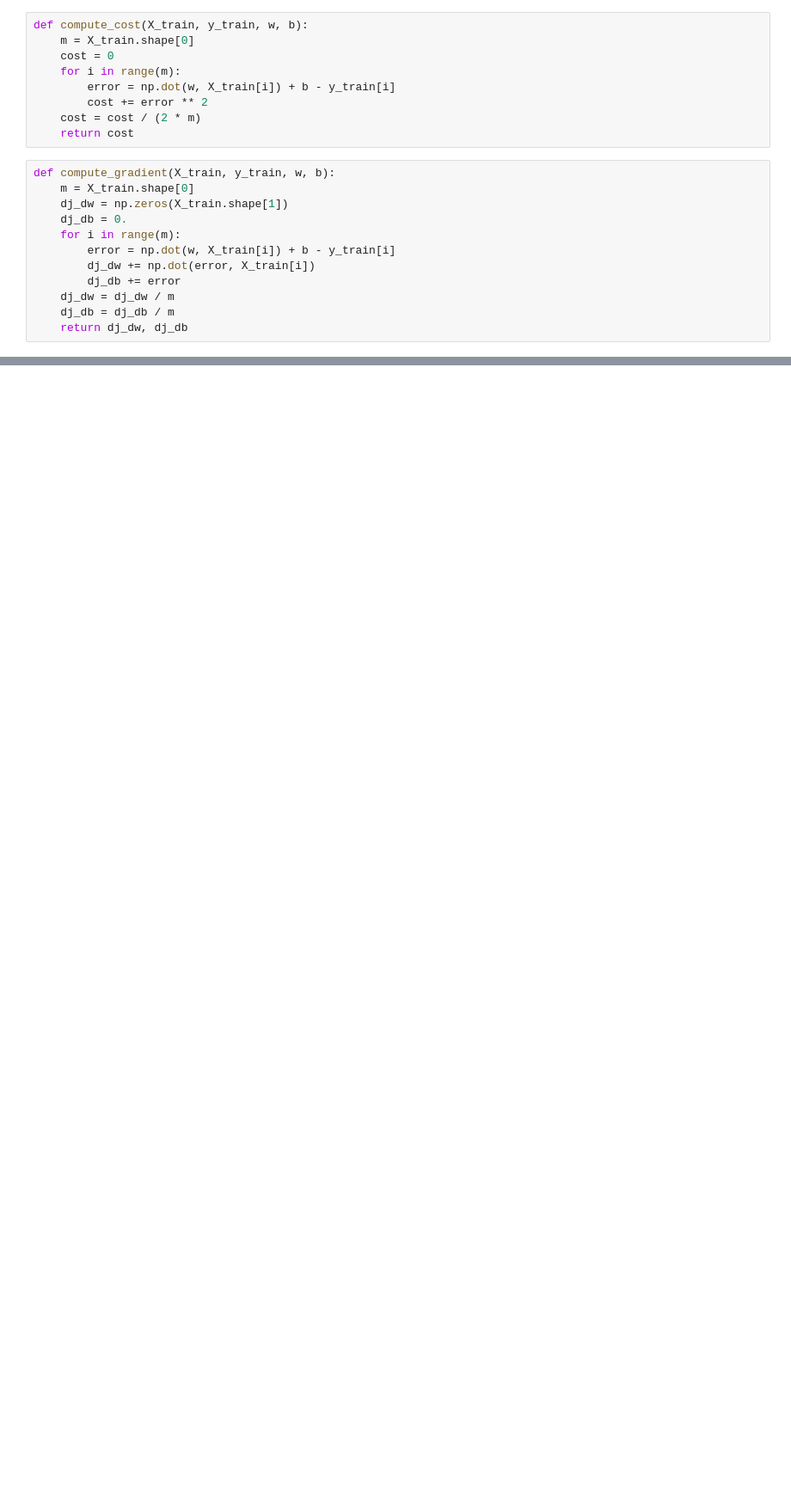
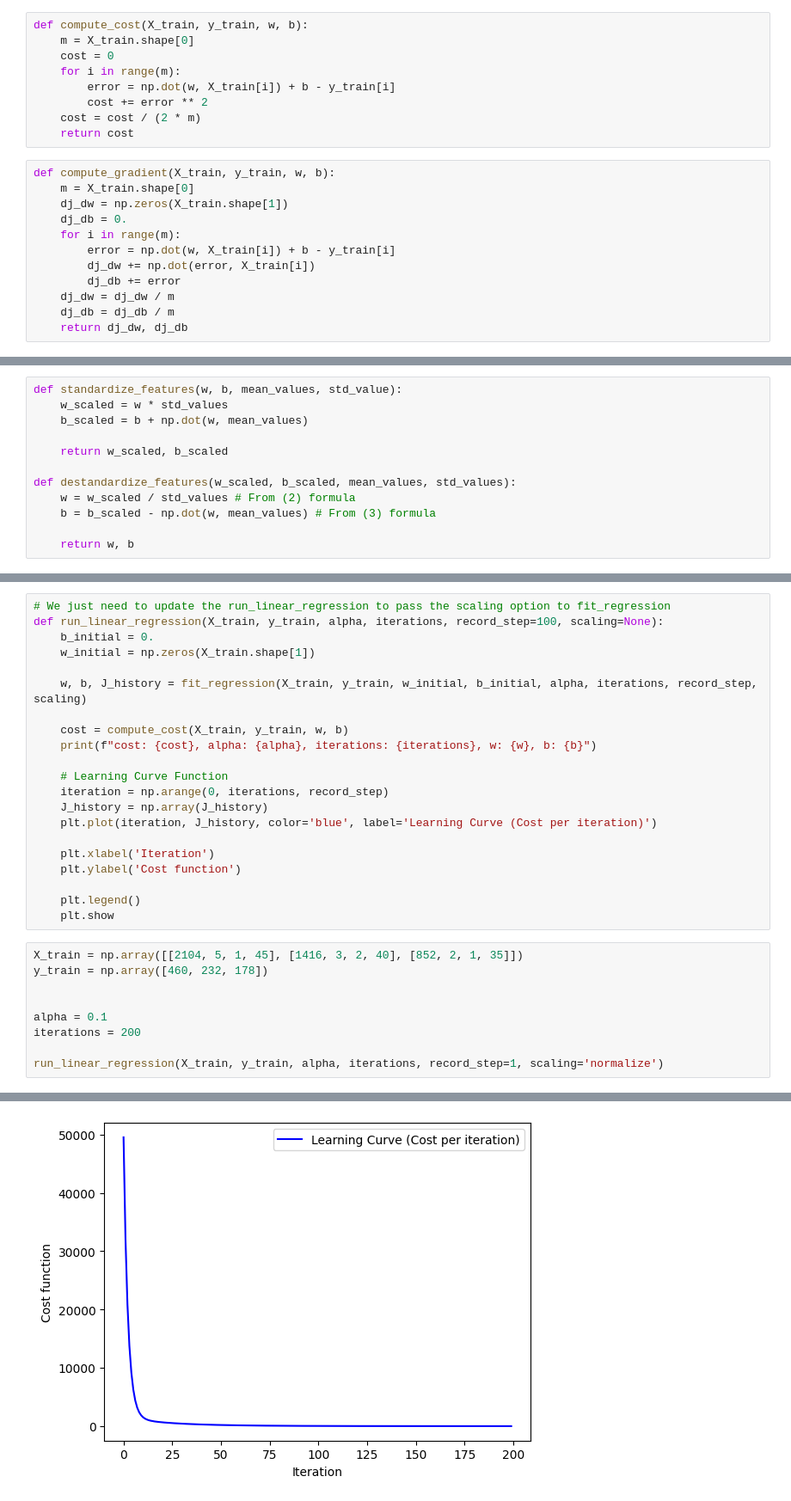
Before and after one commit to sinasun/ml-archive, a Jupyter notebook: 02_Supervised_Learning/01_Linear_Regression/02_Multi_Variable_Linear_Regression.ipynb, the cells around one changed output, grey strips where cells are left out. Shown: that part at 86% size. Saved outputs shown, nothing was run; the diff lists cells and outputs as text; blank space fills up the shorter version.

```diff
--- a/02_Supervised_Learning/01_Linear_Regression/02_Multi_Variable_Linear_Regression.ipynb
+++ b/02_Supervised_Learning/01_Linear_Regression/02_Multi_Variable_Linear_Regression.ipynb
@@ -140,0 +362,12 @@ cost: 686.7034116665205
+# %%
+def standardize_features(w, b, mean_values, std_value):
+    w_scaled = w * std_values
+    b_scaled = b + np.dot(w, mean_values)
+
+    return w_scaled, b_scaled
+
+def destandardize_features(w_scaled, b_scaled, mean_values, std_values):
+    w = w_scaled / std_values # From (2) formula
+    b = b_scaled - np.dot(w, mean_values) # From (3) formula
+
+    return w, b
@@ -140,0 +411,31 @@ cost: 686.7034116665205
+# %%
+# We just need to update the run_linear_regression to pass the scaling option to fit_regression
+def run_linear_regression(X_train, y_train, alpha, iterations, record_step=100, scaling=None):
+    b_initial = 0.
+    w_initial = np.zeros(X_train.shape[1])
+
+    w, b, J_history = fit_regression(X_train, y_train, w_initial, b_initial, alpha, iterations, record_step, scaling)
+
+    cost = compute_cost(X_train, y_train, w, b)
+    print(f"cost: {cost}, alpha: {alpha}, iterations: {iterations}, w: {w}, b: {b}")
+
+    # Learning Curve Function
+    iteration = np.arange(0, iterations, record_step)
+    J_history = np.array(J_history)
+    plt.plot(iteration, J_history, color='blue', label='Learning Curve (Cost per iteration)')
+
+    plt.xlabel('Iteration')
+    plt.ylabel('Cost function')
+
+    plt.legend()
+    plt.show
+# %%
+X_train = np.array([[2104, 5, 1, 45], [1416, 3, 2, 40], [852, 2, 1, 35]])
+y_train = np.array([460, 232, 178])
+
+
+alpha = 0.1
+iterations = 200
+
+run_linear_regression(X_train, y_train, alpha, iterations, record_step=1, scaling='normalize')
+# %% [output]
@@ -140,0 +443 @@ cost: 686.7034116665205
+[figure, added]
```
Also changed, not shown: parts of 23 cells of this notebook.
